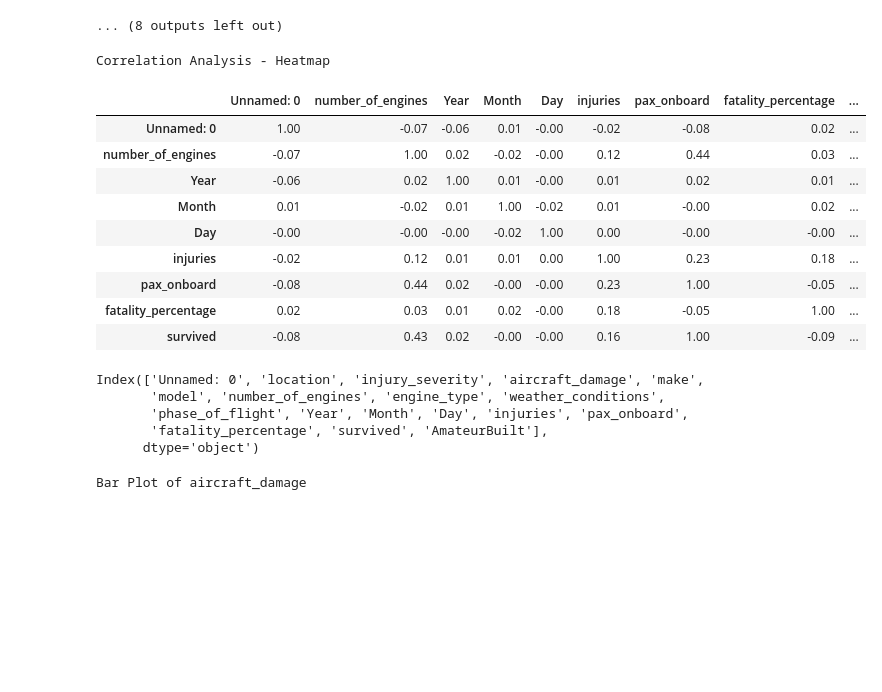
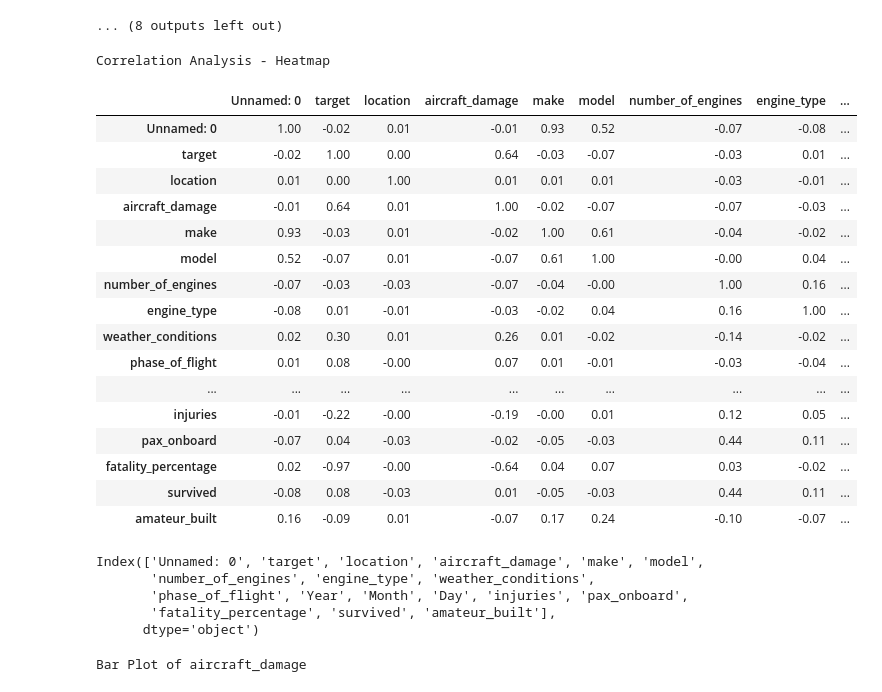
Before and after one commit to reynoso811/ML_Aviation_Safety, a Jupyter notebook: notebooks/visualizations.ipynb, the cells around one changed output. Cells and saved outputs as stored; diff of their text form; code cells hidden in the pictures; blank space fills up the shorter version.

```diff
--- a/notebooks/visualizations.ipynb
+++ b/notebooks/visualizations.ipynb
@@ -20,3 +18,7 @@ data = pd.read_csv(aviation_data, encoding='latin-1')
 viz_aviation_data = r'/Users/robertreynoso/Desktop/phase_03_project/data/viz_aviation_data.csv'
 
 data_2 = pd.read_csv(viz_aviation_data, encoding='latin-1')
+
+encod_aviation_data = r'/Users/robertreynoso/Desktop/phase_03_project/data/encoded_aviation_data_3.csv'
+
+data_3 = pd.read_csv(encod_aviation_data, encoding='latin-1')
@@ -97,26 +139,33 @@ Distribution Analysis - Histogram
 #select which column to visualize
 eda_num(data[['column_1', 'columns_2', 'column_n']])
 # %%
-eda_num(data, method="correlation")
+eda_num(data_3, method="correlation")
 # %% [output]
 Correlation Analysis - Heatmap
-|  | Unnamed: 0 | number_of_engines | Year | Month | Day | injuries | pax_onboard | fatality_percentage | ... |
-| Unnamed: 0 | 1.00 | -0.07 | -0.06 | 0.01 | -0.00 | -0.02 | -0.08 | 0.02 | ... |
-| number_of_engines | -0.07 | 1.00 | 0.02 | -0.02 | -0.00 | 0.12 | 0.44 | 0.03 | ... |
-| Year | -0.06 | 0.02 | 1.00 | 0.01 | -0.00 | 0.01 | 0.02 | 0.01 | ... |
-| Month | 0.01 | -0.02 | 0.01 | 1.00 | -0.02 | 0.01 | -0.00 | 0.02 | ... |
-| Day | -0.00 | -0.00 | -0.00 | -0.02 | 1.00 | 0.00 | -0.00 | -0.00 | ... |
-| injuries | -0.02 | 0.12 | 0.01 | 0.01 | 0.00 | 1.00 | 0.23 | 0.18 | ... |
-| pax_onboard | -0.08 | 0.44 | 0.02 | -0.00 | -0.00 | 0.23 | 1.00 | -0.05 | ... |
-| fatality_percentage | 0.02 | 0.03 | 0.01 | 0.02 | -0.00 | 0.18 | -0.05 | 1.00 | ... |
-| survived | -0.08 | 0.43 | 0.02 | -0.00 | -0.00 | 0.16 | 1.00 | -0.09 | ... |
+|  | Unnamed: 0 | target | location | aircraft_damage | make | model | number_of_engines | engine_type | ... |
+| Unnamed: 0 | 1.00 | -0.02 | 0.01 | -0.01 | 0.93 | 0.52 | -0.07 | -0.08 | ... |
+| target | -0.02 | 1.00 | 0.00 | 0.64 | -0.03 | -0.07 | -0.03 | 0.01 | ... |
+| location | 0.01 | 0.00 | 1.00 | 0.01 | 0.01 | 0.01 | -0.03 | -0.01 | ... |
+| aircraft_damage | -0.01 | 0.64 | 0.01 | 1.00 | -0.02 | -0.07 | -0.07 | -0.03 | ... |
+| make | 0.93 | -0.03 | 0.01 | -0.02 | 1.00 | 0.61 | -0.04 | -0.02 | ... |
+| model | 0.52 | -0.07 | 0.01 | -0.07 | 0.61 | 1.00 | -0.00 | 0.04 | ... |
+| number_of_engines | -0.07 | -0.03 | -0.03 | -0.07 | -0.04 | -0.00 | 1.00 | 0.16 | ... |
+| engine_type | -0.08 | 0.01 | -0.01 | -0.03 | -0.02 | 0.04 | 0.16 | 1.00 | ... |
+| weather_conditions | 0.02 | 0.30 | 0.01 | 0.26 | 0.01 | -0.02 | -0.14 | -0.02 | ... |
+| phase_of_flight | 0.01 | 0.08 | -0.00 | 0.07 | 0.01 | -0.01 | -0.03 | -0.04 | ... |
+| ... | ... | ... | ... | ... | ... | ... | ... | ... | ... |
+| injuries | -0.01 | -0.22 | -0.00 | -0.19 | -0.00 | 0.01 | 0.12 | 0.05 | ... |
+| pax_onboard | -0.07 | 0.04 | -0.03 | -0.02 | -0.05 | -0.03 | 0.44 | 0.11 | ... |
+| fatality_percentage | 0.02 | -0.97 | -0.00 | -0.64 | 0.04 | 0.07 | 0.03 | -0.02 | ... |
+| survived | -0.08 | 0.08 | -0.03 | 0.01 | -0.05 | -0.03 | 0.44 | 0.11 | ... |
+| amateur_built | 0.16 | -0.09 | 0.01 | -0.07 | 0.17 | 0.24 | -0.10 | -0.07 | ... |
 # %%
-data.columns
+data_2.columns
 # %% [output]
-Index(['Unnamed: 0', 'location', 'injury_severity', 'aircraft_damage', 'make',
-       'model', 'number_of_engines', 'engine_type', 'weather_conditions',
+Index(['Unnamed: 0', 'target', 'location', 'aircraft_damage', 'make', 'model',
+       'number_of_engines', 'engine_type', 'weather_conditions',
        'phase_of_flight', 'Year', 'Month', 'Day', 'injuries', 'pax_onboard',
-       'fatality_percentage', 'survived', 'AmateurBuilt'],
+       'fatality_percentage', 'survived', 'amateur_built'],
       dtype='object')
 # %%
 eda_cat(data, x='aircraft_damage')
```
Also changed, not shown: parts of 15 cells of this notebook, 2 other files.
